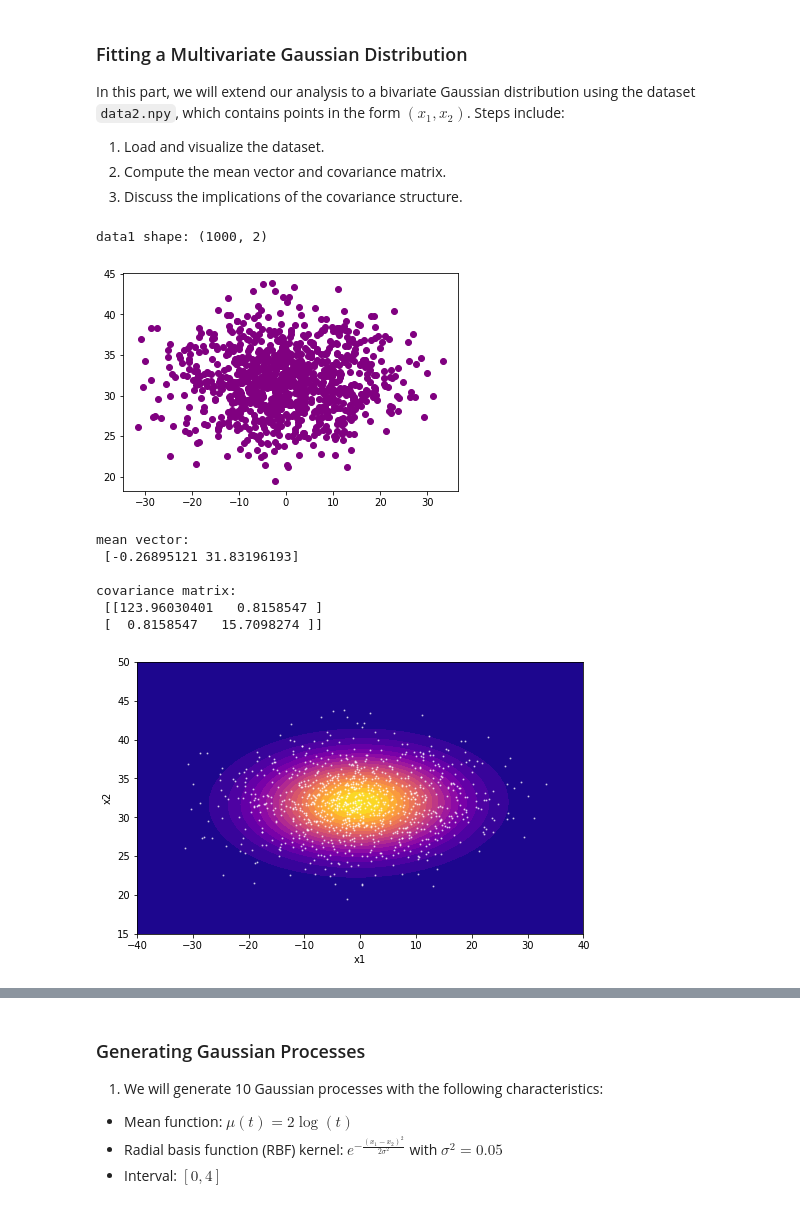
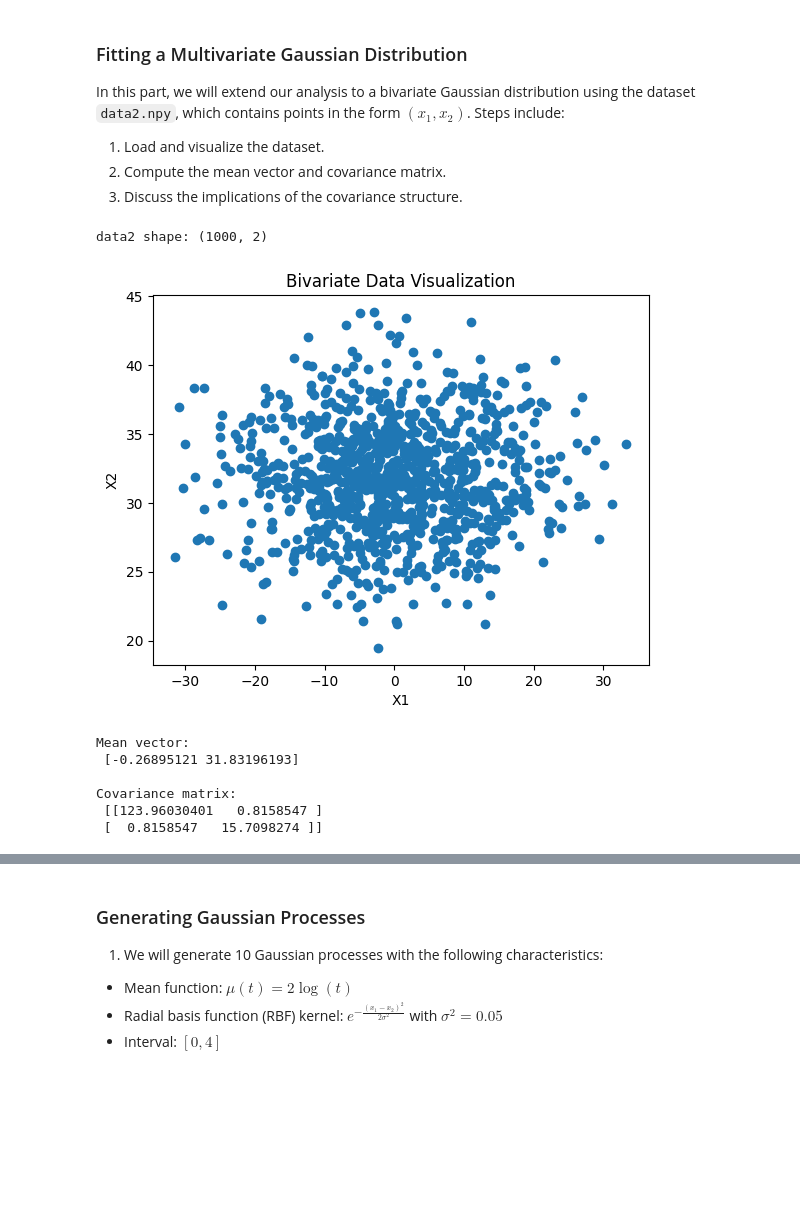
Before and after one commit to nimaazarr/SP_Project, a Jupyter notebook: stochastic_processes_project.ipynb, the cells around one changed output, grey strips where cells are left out. Cells and saved outputs as stored; diff of their text form; code cells hidden in the pictures; blank space fills up the shorter version.

```diff
--- a/stochastic_processes_project.ipynb
+++ b/stochastic_processes_project.ipynb
@@ -105,45 +117,29 @@ In this part, we will extend our analysis to a bivariate Gaussian distribution u
 3. Discuss the implications of the covariance structure.
 # %%
 # Load data
-data2 = ...
-print("data1 shape:", data2.shape)
+data2 = np.load('data2.npy')
+print("data2 shape:", data2.shape)
 
 # Plot data
-
+plt.scatter(data2[:, 0], data2[:, 1])
+plt.title('Bivariate Data Visualization')
+plt.xlabel('X1')
+plt.ylabel('X2')
 plt.show()
 # %% [output]
-data1 shape: (1000, 2)
+data2 shape: (1000, 2)
-[figure, old version]
+[figure, new version]
 # %%
 # Calculate mean vector and covariance matrix
-mu = ...
-sigma = ...
-print("mean vector:\n", mu)
+mu = np.mean(data2, axis=0)
+sigma = np.cov(data2, rowvar=False)
+print("Mean vector:\n", mu)
 print()
-print("covariance matrix:\n", sigma)
+print("Covariance matrix:\n", sigma)
 # %% [output]
-mean vector:
+Mean vector:
  [-0.26895121 31.83196193]
 
-covariance matrix:
+Covariance matrix:
  [[123.96030401   0.8158547 ]
  [  0.8158547   15.7098274 ]]
-# %%
-# Create a distribution based on mean and covariance
-bivariate_dist = ...
-
-# Create a mesh grid
-x = ...
-y = ...
-X, Y = ...
-
-# Calculate pdf for each point in mesh rid
-pdf = ...
-
-# Plot contour
-
-# Plot data points
-
-plt.show()
-# %% [output]
-[figure, removed]
```
Also changed, not shown: parts of 4 cells of this notebook.
